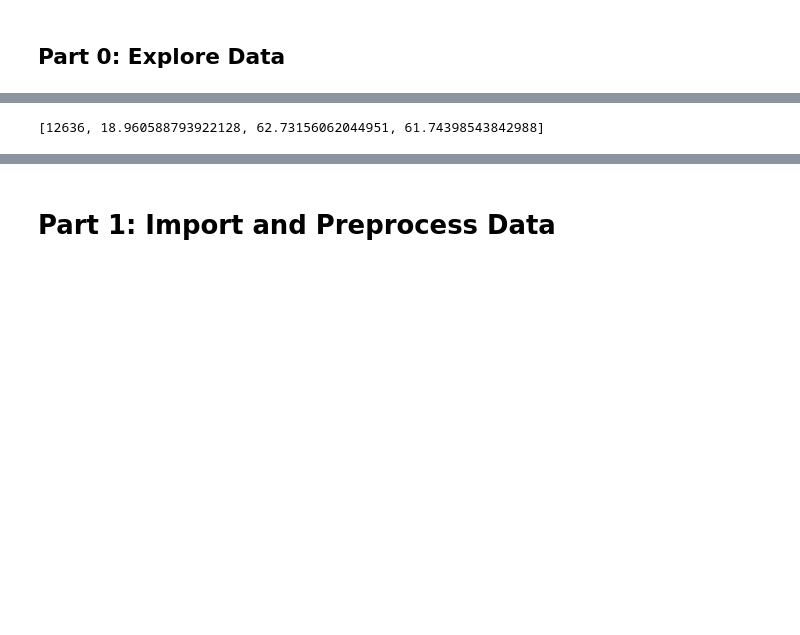
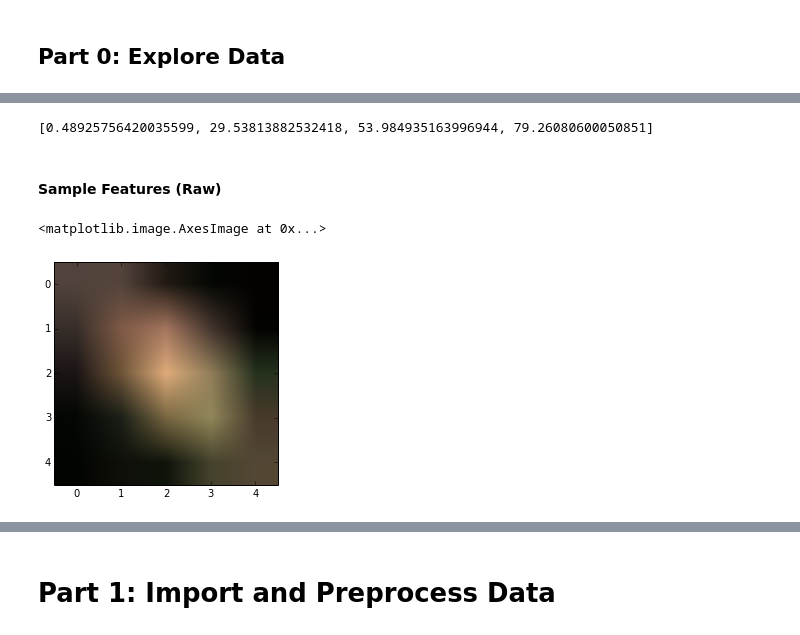
Before and after one commit to jkcn90/kaggle_galaxy_zoo, a Jupyter notebook: GalaxyZoo.ipynb, the cells around one changed output, grey strips where cells are left out. Saved outputs shown, nothing was run; the diff lists cells and outputs as text; code cells hidden in the pictures; blank space fills up the shorter version.

```diff
--- a/GalaxyZoo.ipynb
+++ b/GalaxyZoo.ipynb
@@ -35,7 +37,17 @@ cropped_image.save(disp)
 # %%
-feature_area = cropped_image.area()
+feature_area = (blobs.area() / cropped_image.area())[0]
 (feature_hue, feature_lightness, feature_saturation) = cropped_image.meanColor()
 feature_array = [feature_area, feature_hue, feature_lightness, feature_saturation]
 print(feature_array)
 # %% [output]
-[12636, 18.960588793922128, 62.73156062044951, 61.74398543842988]
+[0.48925756420035599, 29.53813882532418, 53.984935163996944, 79.26080600050851]
+# %% [markdown]
+#### Sample Features (Raw)
+# %%
+cropped_image = cropped_image.toRGB()
+cropped_image = cropped_image.resize(5, 5)
+raw_array = cropped_image.getNumpyCv2()
+plt.imshow(raw_array)
+# %% [output]
+<matplotlib.image.AxesImage at 0x...>
+[figure, added]
```
Also changed, not shown: parts of 13 cells of this notebook.
